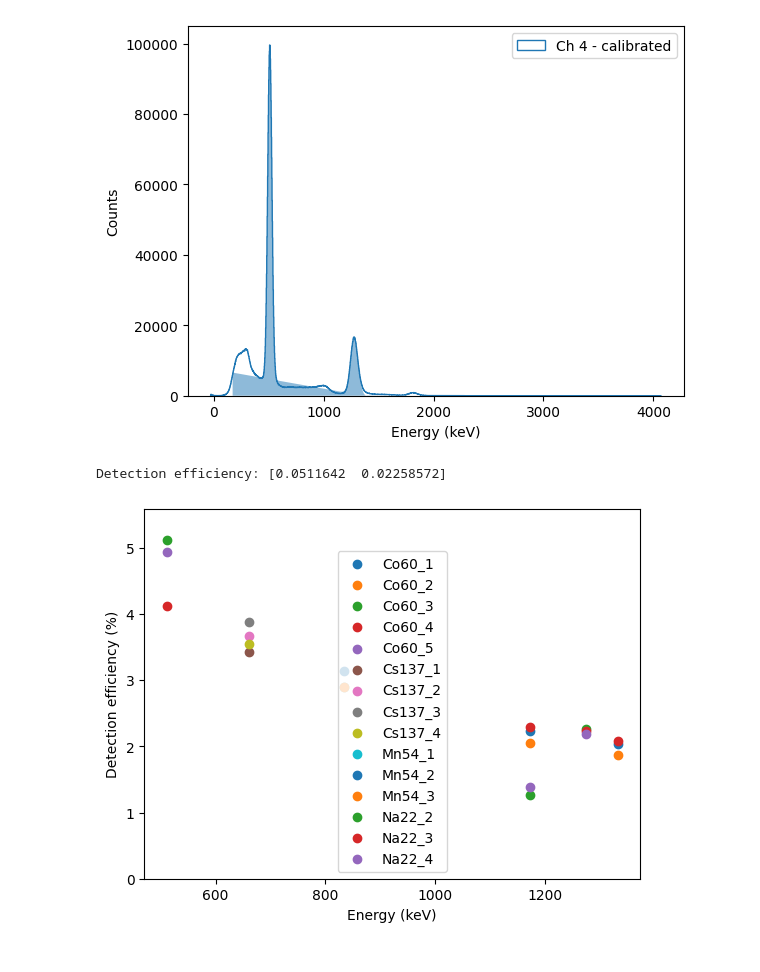
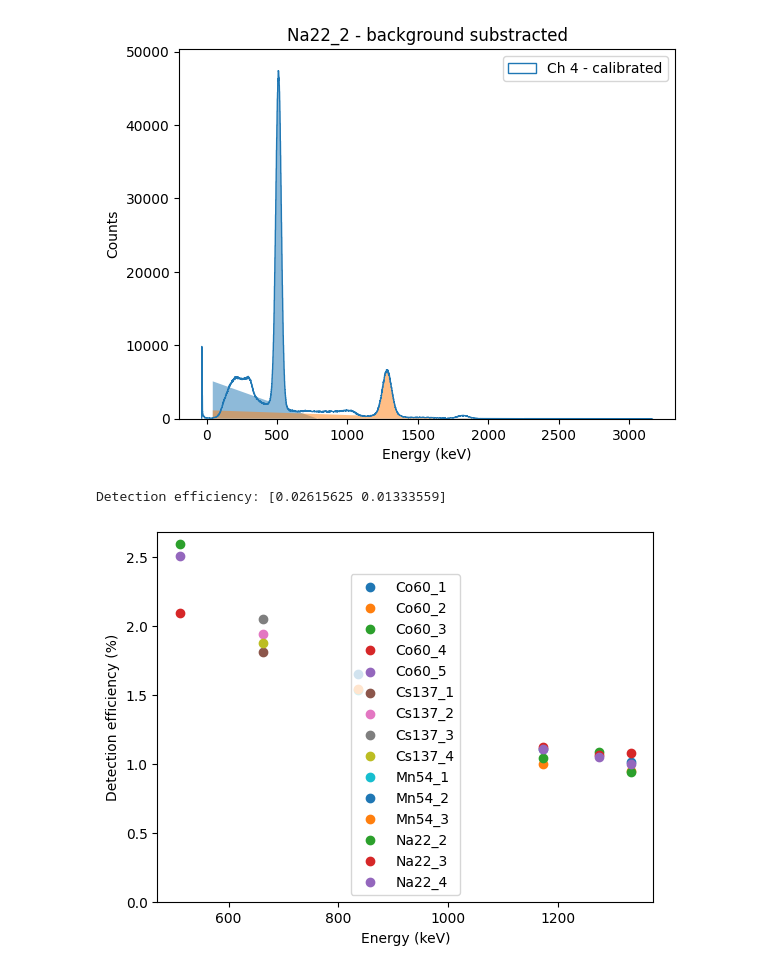
Before and after one commit to cdunn314/libra-toolbox, a Jupyter notebook: example.ipynb, the cells around one changed output. Saved outputs shown, nothing was run; the diff lists cells and outputs as text; code cells hidden in the pictures.

Commit message:
removed "double" + exposed search width + same timezone + overlap threshold

```diff
--- a/example.ipynb
+++ b/example.ipynb
@@ -331,84 +363,89 @@ plt.show()
 # %%
-ch_nb = 5
+ch_nb = 4
+meas_name = "Na22_2"
 
-background_detector = background_meas.detectors[0]
-check_source_detector = all_measurements["Na22_2"].detectors[1]
+background_detector = background_meas.detectors[1]
+check_source_detector = all_measurements[meas_name].detectors[0]
 
 assert background_detector.channel_nb == check_source_detector.channel_nb
 assert (
     background_detector.channel_nb == ch_nb
 ), f"Channel number mismatch: {background_detector.channel_nb} != {ch_nb}"
 
 hist, bin_edges = check_source_detector.get_energy_hist_background_substract(
-    background_detector, bins="double"
+    # background_detector, bins="double"
+    # background_detector, bins=int(np.nanmax(check_source_detector.events[:, 1]))
+    background_detector,
+    bins=None,
 )
 
 calibrated_bin_bedges = np.polyval(calibration_coeffs[ch_nb], bin_edges)
 
 xvals = np.diff(calibrated_bin_bedges) / 2 + calibrated_bin_bedges[:-1]
 
-parameters, covariance = compass.fit_peak_gauss(
-    hist, xvals, all_measurements["Na22_2"].check_source.nuclide.energy, search_width=800
-)
+for energy_peak in all_measurements[meas_name].check_source.nuclide.energy:
 
-# plotting
+    parameters, covariance = compass.fit_peak_gauss(
+        hist, xvals, [energy_peak], search_width=400
+    )
 
-peak_start = 100
-peak_end = 800
-plt.fill_between(
-    xvals[peak_start:peak_end],
-    compass.gauss(xvals[peak_start:peak_end], *parameters),
-    alpha=0.5,
-)
+    # plotting
+
+    peak_start = 100
+    peak_end = 3000
+    plt.fill_between(
+        xvals[peak_start:peak_end],
+        compass.gauss(xvals[peak_start:peak_end], *parameters),
+        alpha=0.5,
+    )
 
 plt.hist(
     calibrated_bin_bedges[:-1],
     bins=calibrated_bin_bedges,
     weights=hist,
     histtype="step",
     label=f"Ch {detector.channel_nb} - calibrated",
 )
 plt.ylabel("Counts")
-
+plt.title(f"{meas_name} - background substracted")
 plt.legend()
 plt.xlabel("Energy (keV)")
 plt.ylim(bottom=0)
 plt.show()
 # %% [output]
-[figure, old version]
+[figure, new version]
 # %%
 efficiency = all_measurements["Na22_2"].compute_detection_efficiency(
     background_measurement=background_meas,
-    calibration_coeffs=calibration_coeffs[4],
-    channel_nb=4,
+    calibration_coeffs=calibration_coeffs[5],
+    channel_nb=5,
+    search_width=300,
 )
 
 print(f"Detection efficiency: {efficiency}")
 # %% [output]
-Detection efficiency: [0.0511642  0.02258572]
+Detection efficiency: [0.02615625 0.01333559]
 # %%
 channel_nb = 4
 for name, measurement in all_measurements.items():
-    try:
-        efficiency = measurement.compute_detection_efficiency(
-            background_measurement=background_meas,
-            calibration_coeffs=calibration_coeffs[channel_nb],
-            channel_nb=channel_nb,
-        )
-        plt.scatter(
-            measurement.check_source.nuclide.energy,
-            efficiency * 100,
-            label=name,
-        )
-    except:
-        continue
+    efficiency = measurement.compute_detection_efficiency(
+        background_measurement=background_meas,
+        calibration_coeffs=calibration_coeffs[channel_nb],
+        channel_nb=channel_nb,
+        search_width=300,
+    )
+    plt.scatter(
+        measurement.check_source.nuclide.energy,
+        efficiency * 100,
+        label=name,
+    )
 plt.xlabel("Energy (keV)")
 plt.ylabel("Detection efficiency (%)")
 plt.legend()
 plt.ylim(bottom=0)
 plt.show()
 # %% [output]
-[figure, old version]
+[figure, new version]
 # %%
 sample_measurements_directories = {
     "niobium_1": f"{run_dir}/Niobium_250318_1253_count1/UNFILTERED",
```
Also changed, not shown: parts of 6 cells of this notebook, 2 other files.
